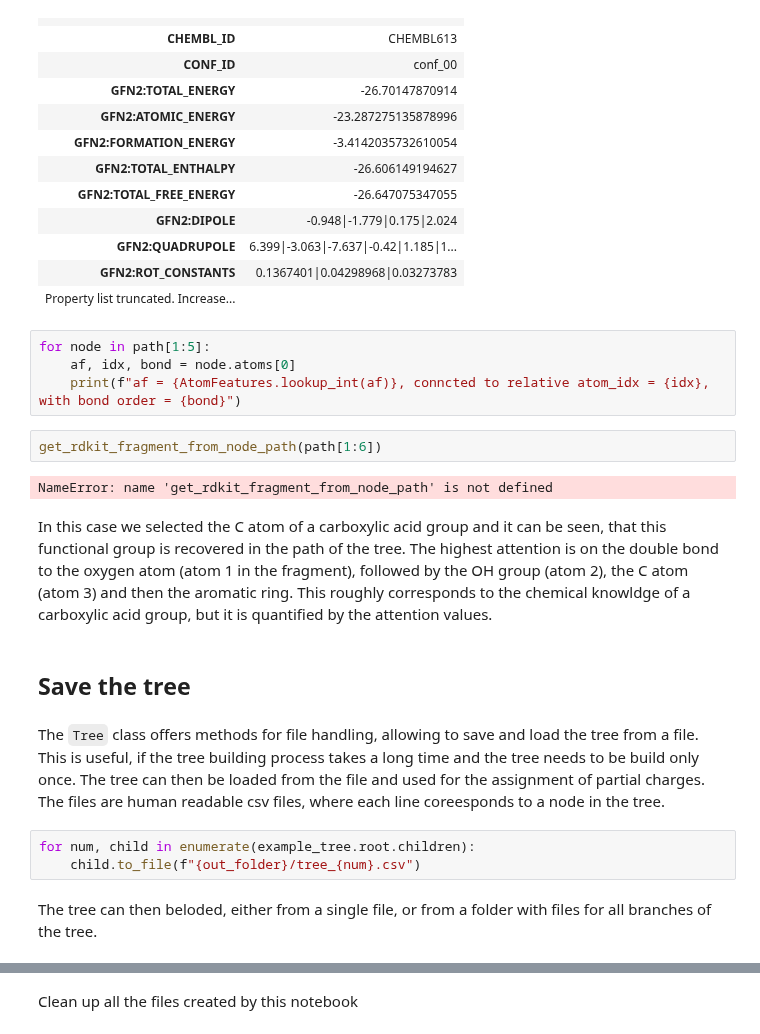
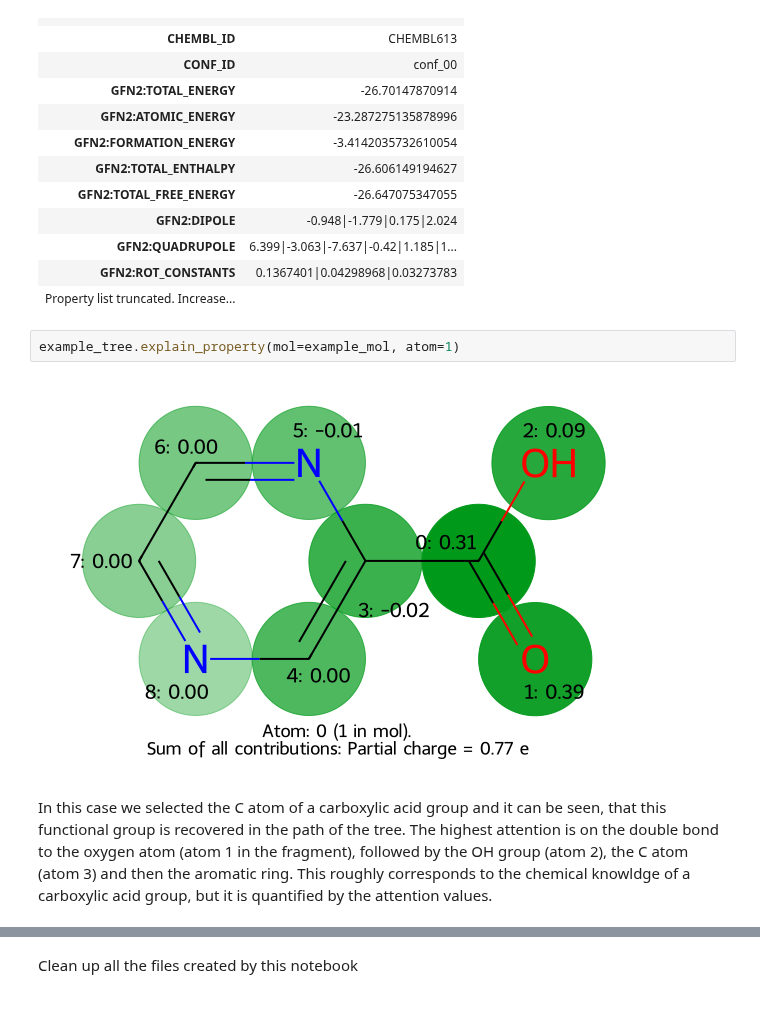
Before and after one commit to rinikerlab/DASH-tree, a Jupyter notebook: serenityff/charge/examples/04_build_a_decision_tree.ipynb, the cells around one changed output, grey strips where cells are left out. Drawn from its saved outputs; the diff is of its cells as text.

```diff
--- a/serenityff/charge/examples/04_build_a_decision_tree.ipynb
+++ b/serenityff/charge/examples/04_build_a_decision_tree.ipynb
@@ -284,22 +319,9 @@ example_mol
 | GFN2:QUADRUPOLE | 6.399|-3.063|-7.637|-0.42|1.185|1... |
 | GFN2:ROT_CONSTANTS | 0.1367401|0.04298968|0.03273783 |
 | Property list truncated. Increase... |  |
-# %%
-for node in path[1:5]:
-    af, idx, bond = node.atoms[0]
-    print(f"af = {AtomFeatures.lookup_int(af)}, conncted to relative atom_idx = {idx}, with bond order = {bond}")
-# %%
-get_rdkit_fragment_from_node_path(path[1:6])
-# %% [output]
-NameError: name 'get_rdkit_fragment_from_node_path' is not defined
+# %%
+example_tree.explain_property(mol=example_mol, atom=1)
+# %% [output]
+[figure, added]
 # %% [markdown]
 In this case we selected the C atom of a carboxylic acid group and it can be seen, that this functional group is recovered in the path of the tree. The highest attention is on the double bond to the oxygen atom (atom 1 in the fragment), followed by the OH group (atom 2), the C atom (atom 3) and then the aromatic ring. This roughly corresponds to the chemical knowldge of a carboxylic acid group, but it is quantified by the attention values.
-# %% [markdown]
-## Save the tree
-# %% [markdown]
-The `Tree` class offers methods for file handling, allowing to save and load the tree from a file. This is useful, if the tree building process takes a long time and the tree needs to be build only once. The tree can then be loaded from the file and used for the assignment of partial charges. The files are human readable csv files, where each line coreesponds to a node in the tree.
-# %%
-for num, child in enumerate(example_tree.root.children):
-    child.to_file(f"{out_folder}/tree_{num}.csv")
-# %% [markdown]
-The tree can then beloded, either from a single file, or from a folder with files for all branches of the tree.
```
Also changed, not shown: parts of 24 cells of this notebook, 2 other files.
